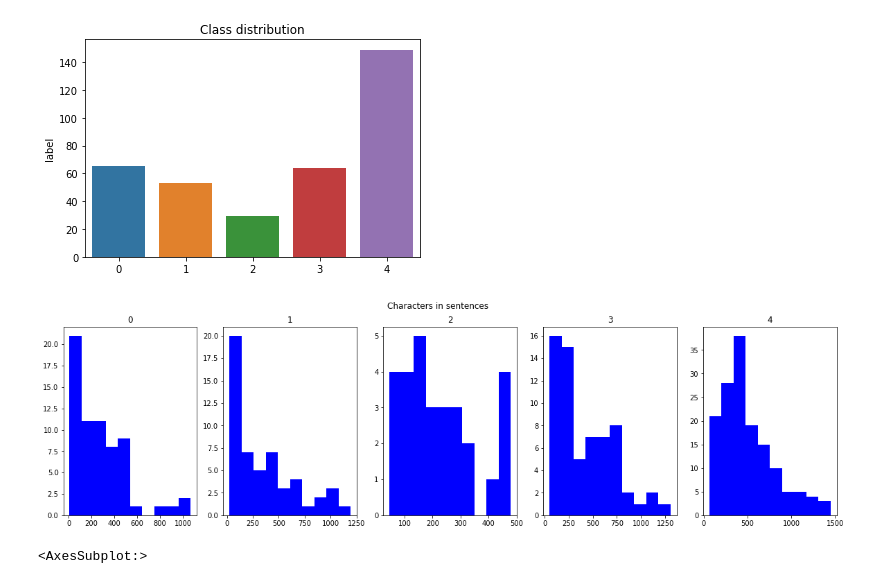
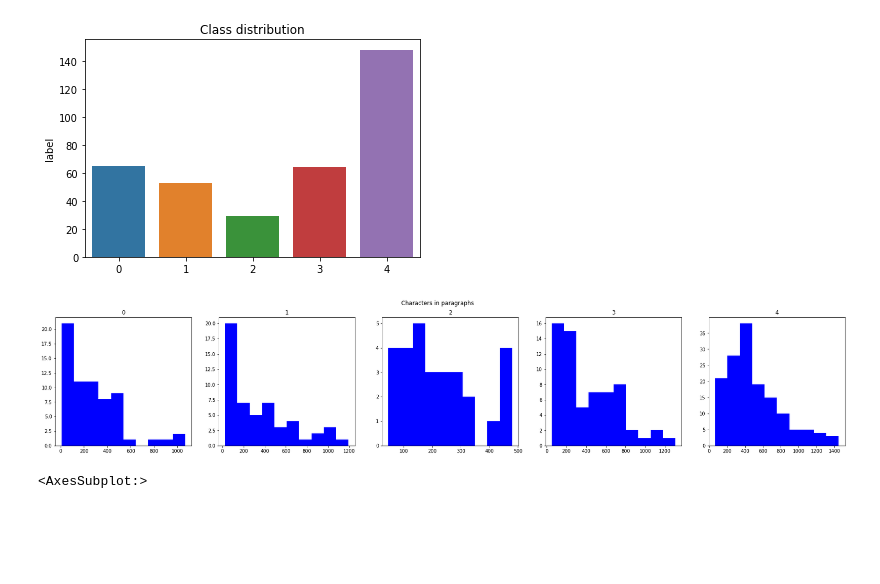
Before and after one commit to funcai/SISSI, a Jupyter notebook: preprocessing_test.ipynb, the cells around one changed output. Saved outputs shown, nothing was run; the diff lists cells and outputs as text; code cells hidden in the pictures; blank space fills up the shorter version.

```diff
--- a/preprocessing_test.ipynb
+++ b/preprocessing_test.ipynb
@@ -31,17 +31,18 @@ Text(0.5, 1.0, 'Class distribution')
 [figure]
 # %%
 # num of characters per entry and category
-axs = (ax1,ax2,ax3,ax4,ax5)
-fig,axs=plt.subplots(1,5,figsize=(20,5))
+# ERROR
+# axs = (ax1,ax2,ax3,ax4,ax5)
+fig,axs=plt.subplots(1,5,figsize=(30,5))
 
 for ax, label in zip(axs, data.label.unique()):
     sentence_length=data.text[data.label==label].str.len()
     ax.hist(sentence_length, color='blue')
     ax.set_title(label)
-fig.suptitle('Characters in sentences')
+fig.suptitle('Characters in paragraphs')
 plt.show()
 # %% [output]
-[figure, old version]
+[figure, new version]
 # %%
 from collections import  Counter
 
```
Also changed, not shown: parts of 5 cells of this notebook, 3 other files.
